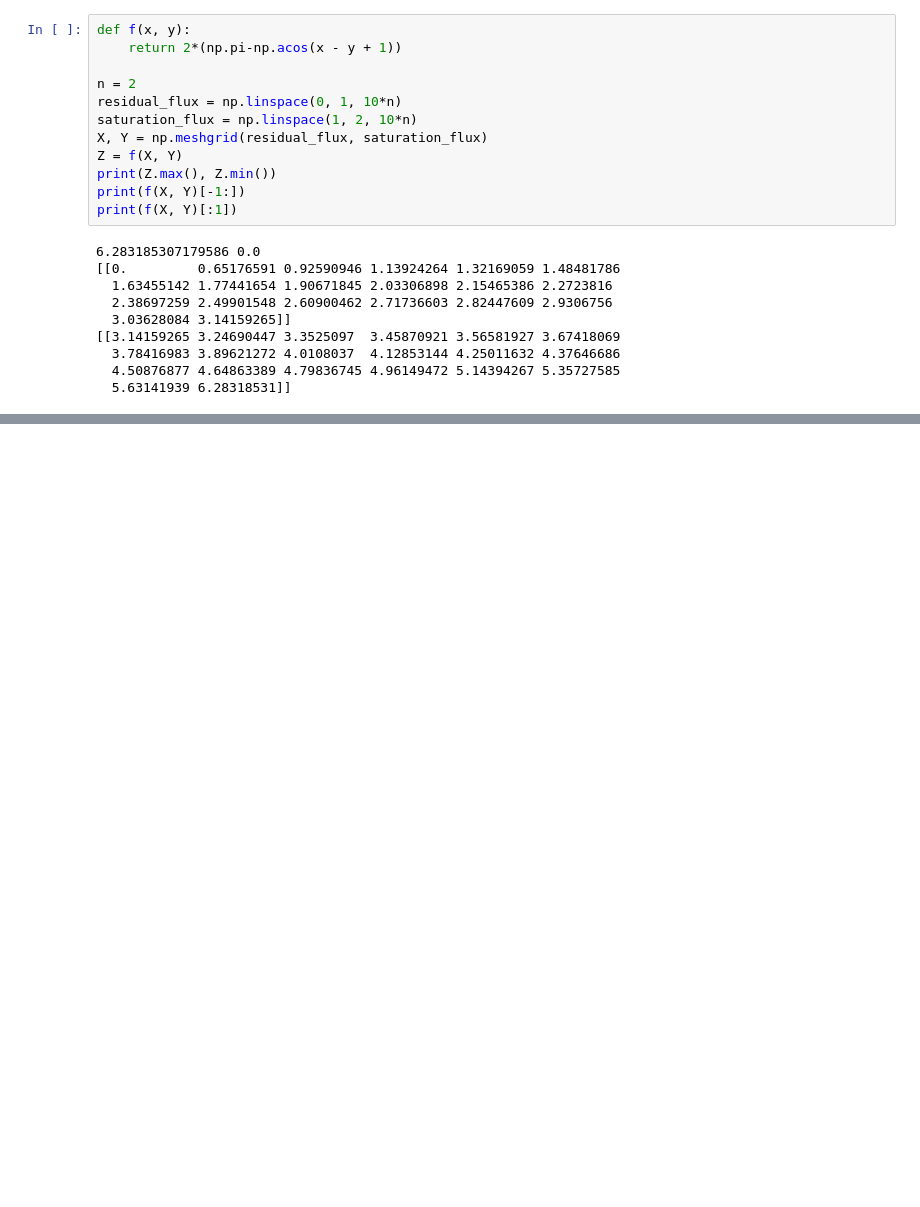
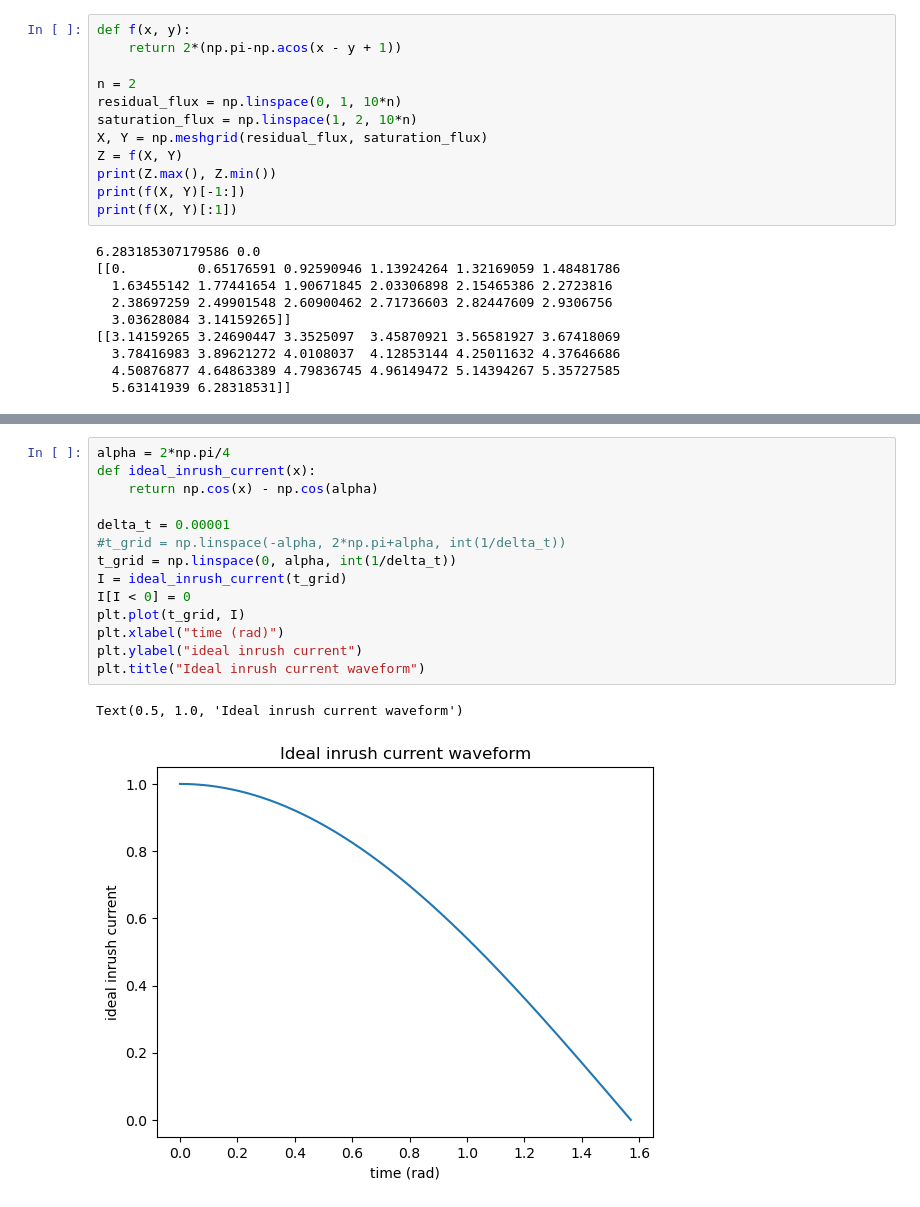
Before and after one commit to tabirako/electrical_scripts, a Jupyter notebook: base_angle_changes_with_residual_and_saturation_flux.ipynb, the cells around one changed output, grey strips where cells are left out. Saved outputs shown, nothing was run; the diff lists cells and outputs as text; blank space fills up the shorter version.

```diff
--- a/base_angle_changes_with_residual_and_saturation_flux.ipynb
+++ b/base_angle_changes_with_residual_and_saturation_flux.ipynb
@@ -41,0 +89,17 @@ plt.show()
+# %%
+alpha = 2*np.pi/4
+def ideal_inrush_current(x):
+    return np.cos(x) - np.cos(alpha)
+
+delta_t = 0.00001
+#t_grid = np.linspace(-alpha, 2*np.pi+alpha, int(1/delta_t))
+t_grid = np.linspace(0, alpha, int(1/delta_t))
+I = ideal_inrush_current(t_grid)
+I[I < 0] = 0
+plt.plot(t_grid, I)
+plt.xlabel("time (rad)")
+plt.ylabel("ideal inrush current")
+plt.title("Ideal inrush current waveform")
+# %% [output]
+Text(0.5, 1.0, 'Ideal inrush current waveform')
+[figure, added]
```
Also changed, not shown: parts of 5 cells of this notebook, 1 other file.
